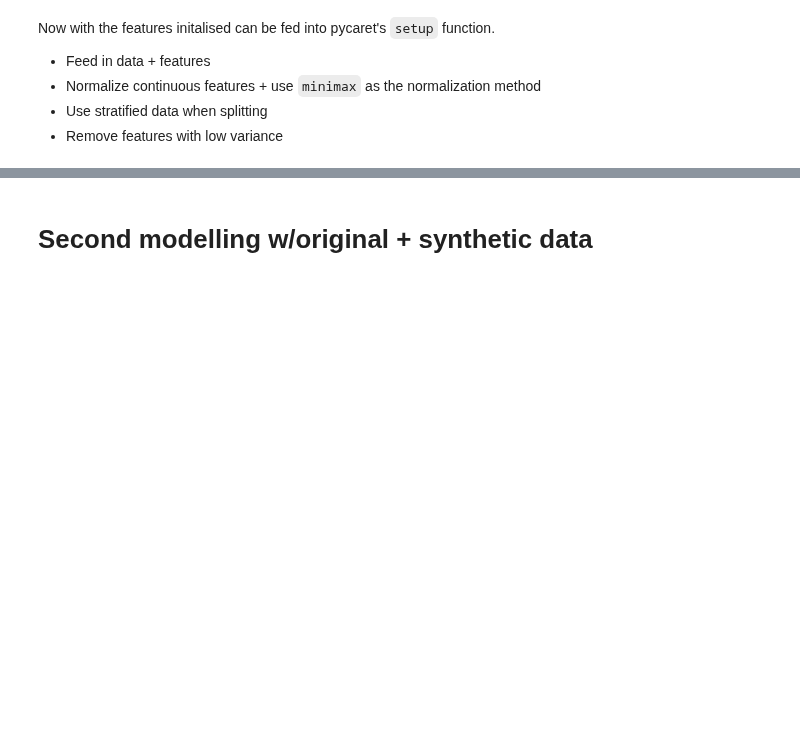
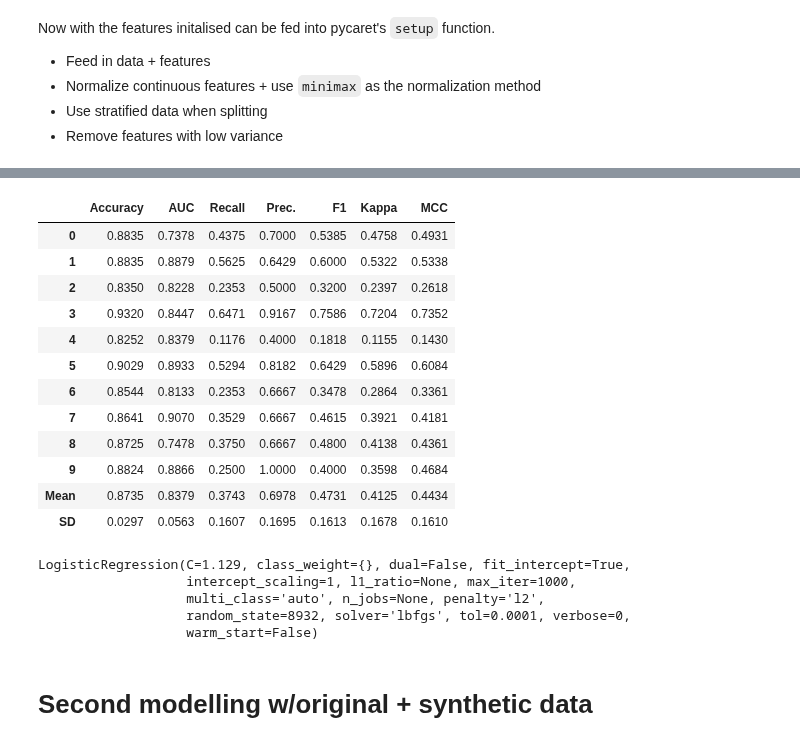
Before and after one commit to Oufattole/HR-Attrition, a Jupyter notebook: Predicting_employee_attrition.ipynb, the cells around one changed output, grey strips where cells are left out. Cells and saved outputs as stored; diff of their text form; code cells hidden in the pictures; blank space fills up the shorter version.

```diff
--- a/Predicting_employee_attrition.ipynb
+++ b/Predicting_employee_attrition.ipynb
@@ -216,3 +232,24 @@ LogisticRegression(C=1.0, class_weight=None, dual=False, fit_intercept=True,
+# %%
+tune_model(lr, optimize = "AUC", n_iter = 100)
+# %% [output]
+|  | Accuracy | AUC | Recall | Prec. | F1 | Kappa | MCC |
+| 0 | 0.8835 | 0.7378 | 0.4375 | 0.7000 | 0.5385 | 0.4758 | 0.4931 |
+| 1 | 0.8835 | 0.8879 | 0.5625 | 0.6429 | 0.6000 | 0.5322 | 0.5338 |
+| 2 | 0.8350 | 0.8228 | 0.2353 | 0.5000 | 0.3200 | 0.2397 | 0.2618 |
+| 3 | 0.9320 | 0.8447 | 0.6471 | 0.9167 | 0.7586 | 0.7204 | 0.7352 |
+| 4 | 0.8252 | 0.8379 | 0.1176 | 0.4000 | 0.1818 | 0.1155 | 0.1430 |
+| 5 | 0.9029 | 0.8933 | 0.5294 | 0.8182 | 0.6429 | 0.5896 | 0.6084 |
+| 6 | 0.8544 | 0.8133 | 0.2353 | 0.6667 | 0.3478 | 0.2864 | 0.3361 |
+| 7 | 0.8641 | 0.9070 | 0.3529 | 0.6667 | 0.4615 | 0.3921 | 0.4181 |
+| 8 | 0.8725 | 0.7478 | 0.3750 | 0.6667 | 0.4800 | 0.4138 | 0.4361 |
+| 9 | 0.8824 | 0.8866 | 0.2500 | 1.0000 | 0.4000 | 0.3598 | 0.4684 |
+| Mean | 0.8735 | 0.8379 | 0.3743 | 0.6978 | 0.4731 | 0.4125 | 0.4434 |
+| SD | 0.0297 | 0.0563 | 0.1607 | 0.1695 | 0.1613 | 0.1678 | 0.1610 |
+LogisticRegression(C=1.129, class_weight={}, dual=False, fit_intercept=True,
+                   intercept_scaling=1, l1_ratio=None, max_iter=1000,
+                   multi_class='auto', n_jobs=None, penalty='l2',
+                   random_state=8932, solver='lbfgs', tol=0.0001, verbose=0,
+                   warm_start=False)
 # %% [markdown]
 # **Second modelling w/original + synthetic data**
 # %%
```
Also changed, not shown: parts of 3 cells of this notebook.
